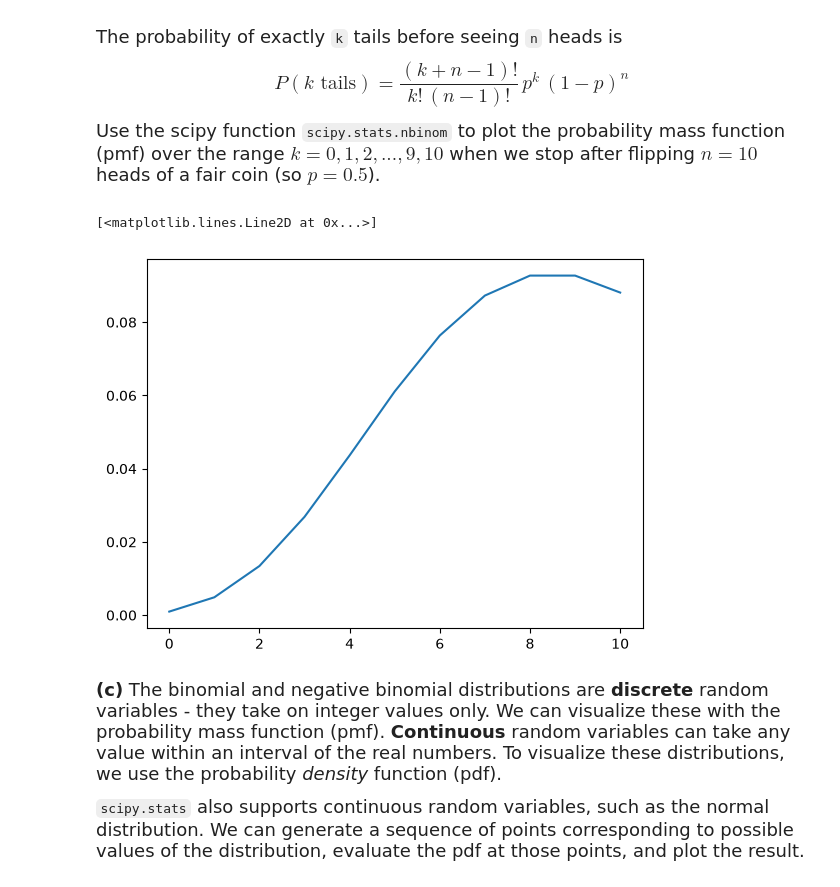
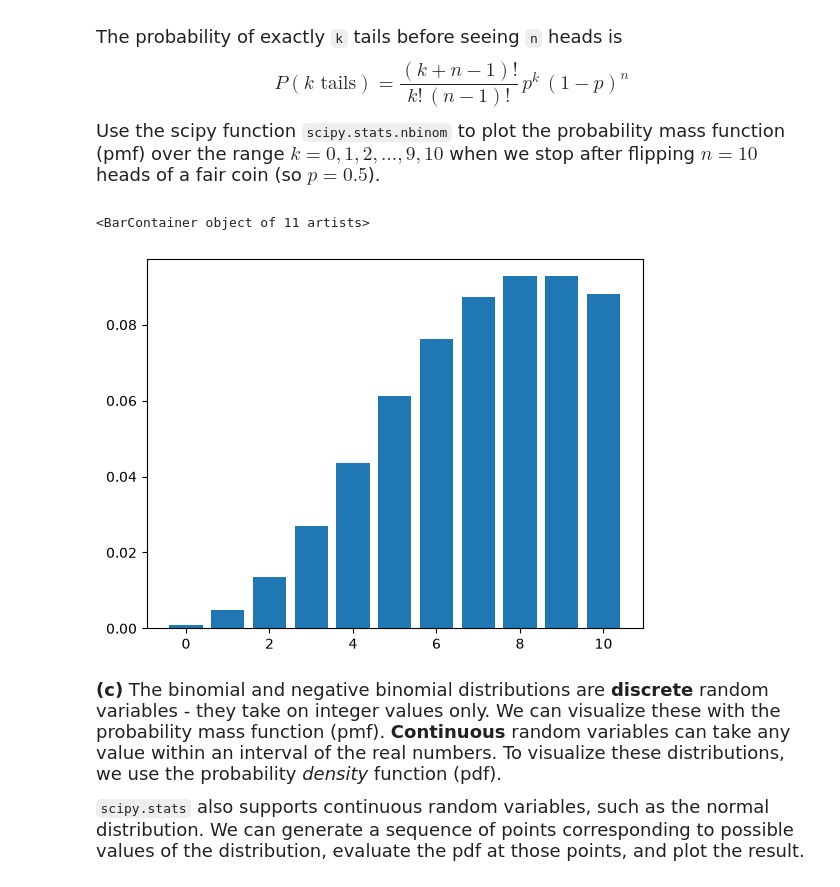
Before and after one commit to Andy-S12/datasci185fall2026, a Jupyter notebook: _assignments/assignment_3/Assignment3-v2.ipynb, the cells around one changed output. Drawn from its saved outputs; the diff is of its cells as text; code cells hidden in the pictures.

```diff
--- a/_assignments/assignment_3/Assignment3-v2.ipynb
+++ b/_assignments/assignment_3/Assignment3-v2.ipynb
@@ -53,17 +53,17 @@ Use the scipy function `scipy.stats.nbinom` to plot the probability mass functio
 # %%
 # your code here
 
 import scipy.stats
 import matplotlib.pyplot as plt
 
 k = range(11)
 
 pmf = scipy.stats.nbinom.pmf(k, 10, 0.5)
 
-plt.plot(k, pmf)
+plt.bar(k, pmf)
 # %% [output]
-[<matplotlib.lines.Line2D at 0x...>]
+<BarContainer object of 11 artists>
-[figure, old version]
+[figure, new version]
 # %% [markdown]
 <font size = "4">
 
```
